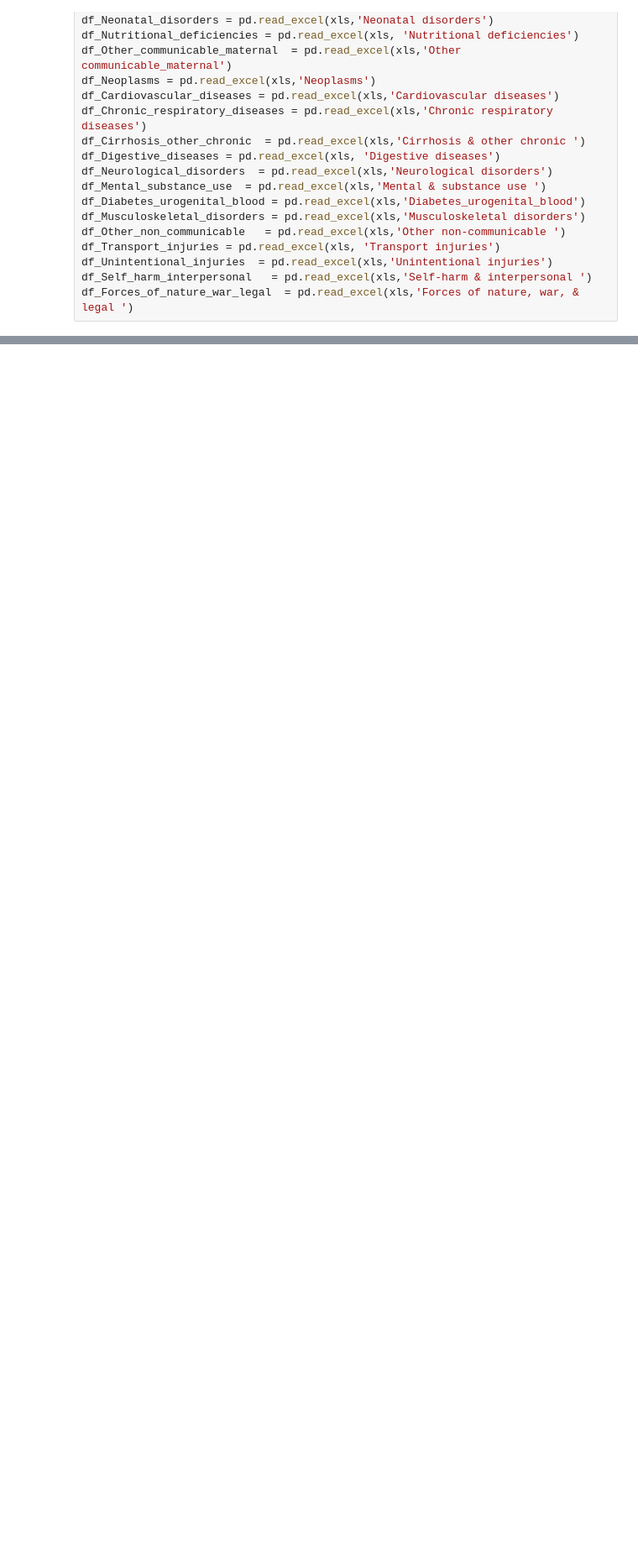
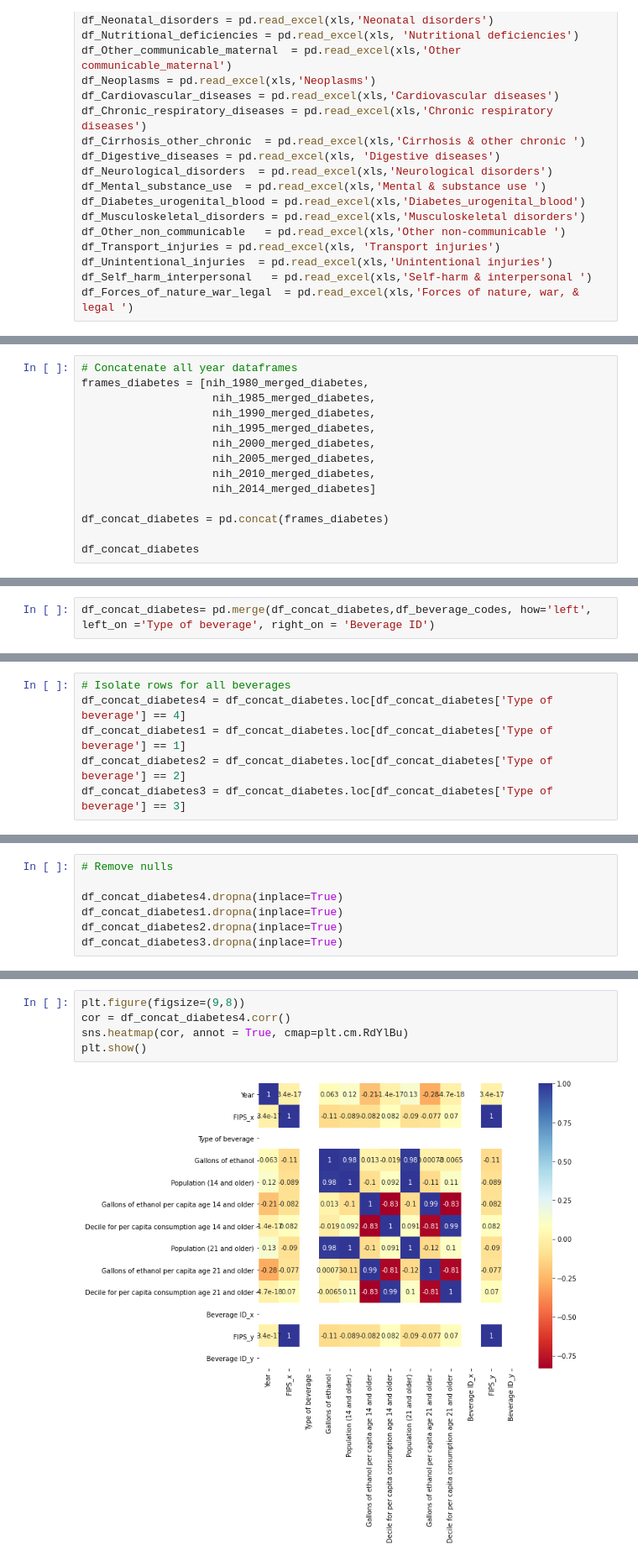
Before and after one commit to saleha456/Group1Project1, a Jupyter notebook: Diabetes.ipynb, the cells around one changed output, grey strips where cells are left out. Shown at 84% size. Saved outputs shown, nothing was run; the diff lists cells and outputs as text; blank space fills up the shorter version.

```diff
--- a/Diabetes.ipynb
+++ b/Diabetes.ipynb
@@ -41,0 +152,14 @@ df_Diabetes_urogenital_blood.head()
+# %%
+# Concatenate all year dataframes
+frames_diabetes = [nih_1980_merged_diabetes,
+                    nih_1985_merged_diabetes,
+                    nih_1990_merged_diabetes,
+                    nih_1995_merged_diabetes,
+                    nih_2000_merged_diabetes,
+                    nih_2005_merged_diabetes,
+                    nih_2010_merged_diabetes,
+                    nih_2014_merged_diabetes]
+
+df_concat_diabetes = pd.concat(frames_diabetes)
+
+df_concat_diabetes
@@ -41,0 +180,2 @@ df_Diabetes_urogenital_blood.head()
+# %%
+df_concat_diabetes= pd.merge(df_concat_diabetes,df_beverage_codes, how='left', left_on ='Type of beverage', right_on = 'Beverage ID')
@@ -41,0 +198,6 @@ df_Diabetes_urogenital_blood.head()
+# %%
+# Isolate rows for all beverages
+df_concat_diabetes4 = df_concat_diabetes.loc[df_concat_diabetes['Type of beverage'] == 4]
+df_concat_diabetes1 = df_concat_diabetes.loc[df_concat_diabetes['Type of beverage'] == 1]
+df_concat_diabetes2 = df_concat_diabetes.loc[df_concat_diabetes['Type of beverage'] == 2]
+df_concat_diabetes3 = df_concat_diabetes.loc[df_concat_diabetes['Type of beverage'] == 3]
@@ -41,0 +216,7 @@ df_Diabetes_urogenital_blood.head()
+# %%
+# Remove nulls
+
+df_concat_diabetes4.dropna(inplace=True)
+df_concat_diabetes1.dropna(inplace=True)
+df_concat_diabetes2.dropna(inplace=True)
+df_concat_diabetes3.dropna(inplace=True)
@@ -41,0 +275,7 @@ df_Diabetes_urogenital_blood.head()
+# %%
+plt.figure(figsize=(9,8))
+cor = df_concat_diabetes4.corr()
+sns.heatmap(cor, annot = True, cmap=plt.cm.RdYlBu)
+plt.show()
+# %% [output]
+[figure, added]
```
Also changed, not shown: parts of 22 cells of this notebook.
